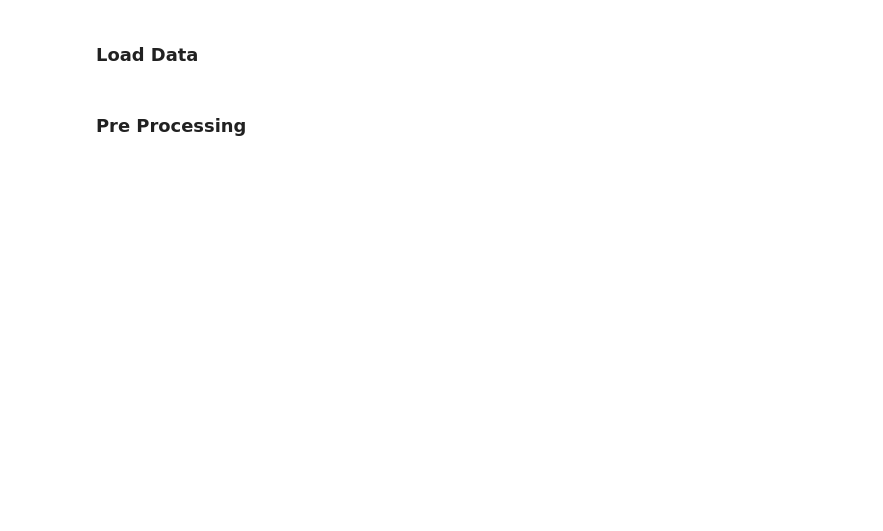
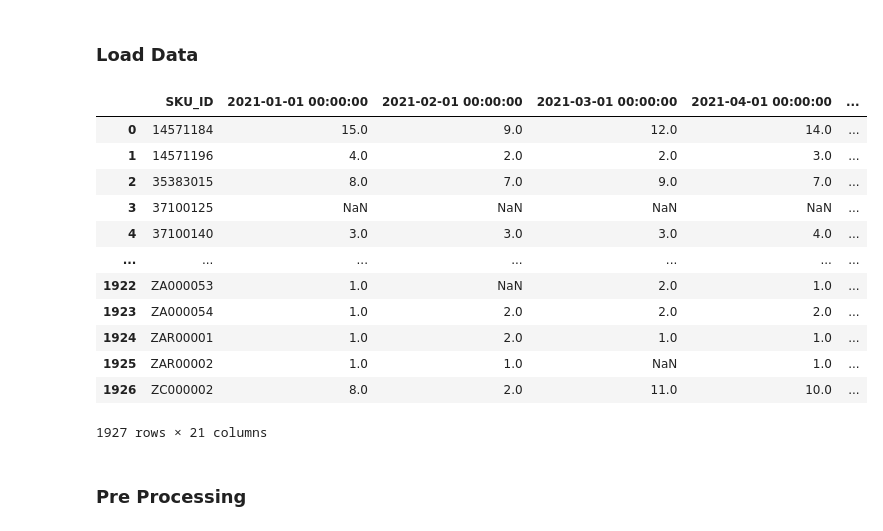
Before and after one commit to omeryefet/SLE2, a Jupyter notebook: MinMax.ipynb, the cells around one changed output. Drawn from its saved outputs; the diff is of its cells as text; code cells hidden in the pictures; blank space fills up the shorter version.

Commit message:
update + delete refresh

```diff
--- a/MinMax.ipynb
+++ b/MinMax.ipynb
@@ -42,2 +11,24 @@ demands = [pd.read_excel(open('demands.xls', 'rb'), sheet_name=year) for year in
+# %%
+demands = pd.read_excel(open('demands21.xlsx', 'rb'))
+assuta_items = pd.read_excel("Assuta_items.xlsx")
+refresh21 = pd.read_excel("refresh21.xlsx")
+refresh22 = pd.read_excel("refresh22.xlsx")
+refresh21.rename(columns = {f'{refresh21.columns[0]}':'SKU_ID'}, inplace = True)
+refresh22.rename(columns = {f'{refresh22.columns[0]}':'SKU_ID'}, inplace = True)
+refresh = pd.merge(refresh21, refresh22, on ='SKU_ID', how ='inner')
+# %% [output]
+|  | SKU_ID | 2021-01-01 00:00:00 | 2021-02-01 00:00:00 | 2021-03-01 00:00:00 | 2021-04-01 00:00:00 | ... |
+| 0 | 14571184 | 15.0 | 9.0 | 12.0 | 14.0 | ... |
+| 1 | 14571196 | 4.0 | 2.0 | 2.0 | 3.0 | ... |
+| 2 | 35383015 | 8.0 | 7.0 | 9.0 | 7.0 | ... |
+| 3 | 37100125 | NaN | NaN | NaN | NaN | ... |
+| 4 | 37100140 | 3.0 | 3.0 | 3.0 | 4.0 | ... |
+| ... | ... | ... | ... | ... | ... | ... |
+| 1922 | ZA000053 | 1.0 | NaN | 2.0 | 1.0 | ... |
+| 1923 | ZA000054 | 1.0 | 2.0 | 2.0 | 2.0 | ... |
+| 1924 | ZAR00001 | 1.0 | 2.0 | 1.0 | 1.0 | ... |
+| 1925 | ZAR00002 | 1.0 | 1.0 | NaN | 1.0 | ... |
+| 1926 | ZC000002 | 8.0 | 2.0 | 11.0 | 10.0 | ... |
+1927 rows × 21 columns
 # %% [markdown]
 ### Pre Processing
```
Also changed, not shown: parts of 5 cells of this notebook, 1 other file.
